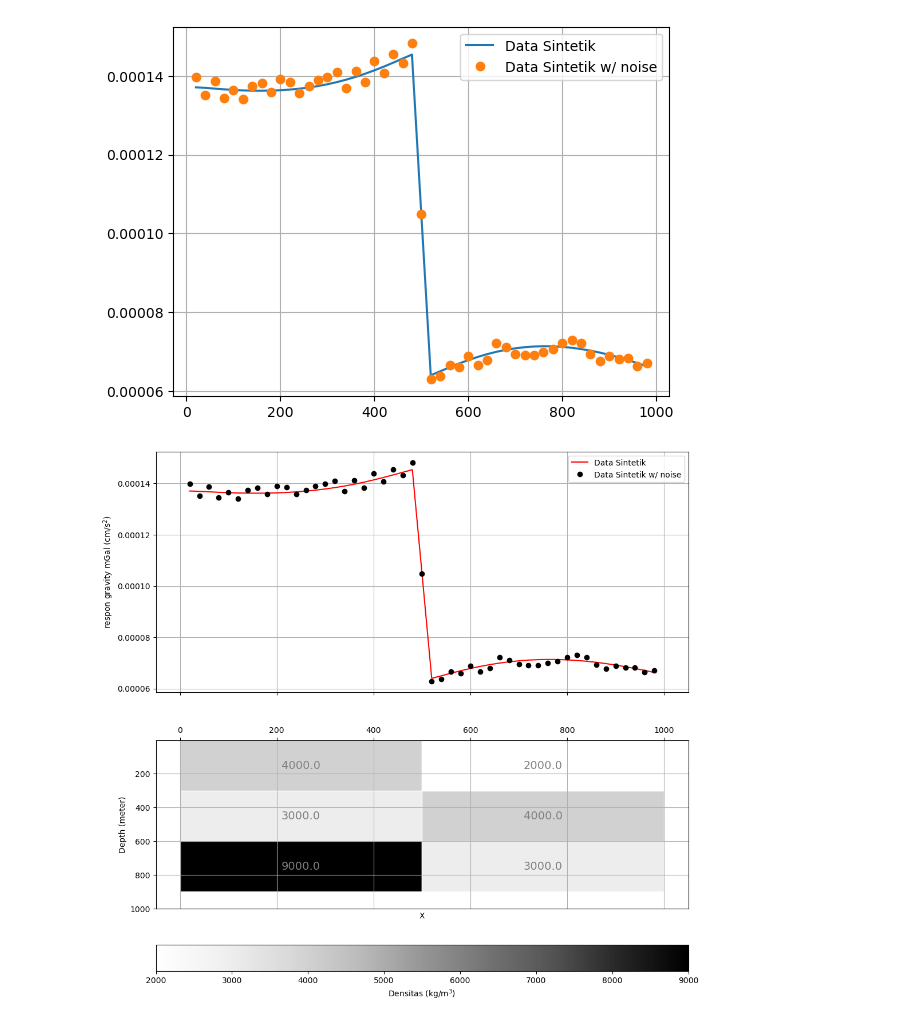
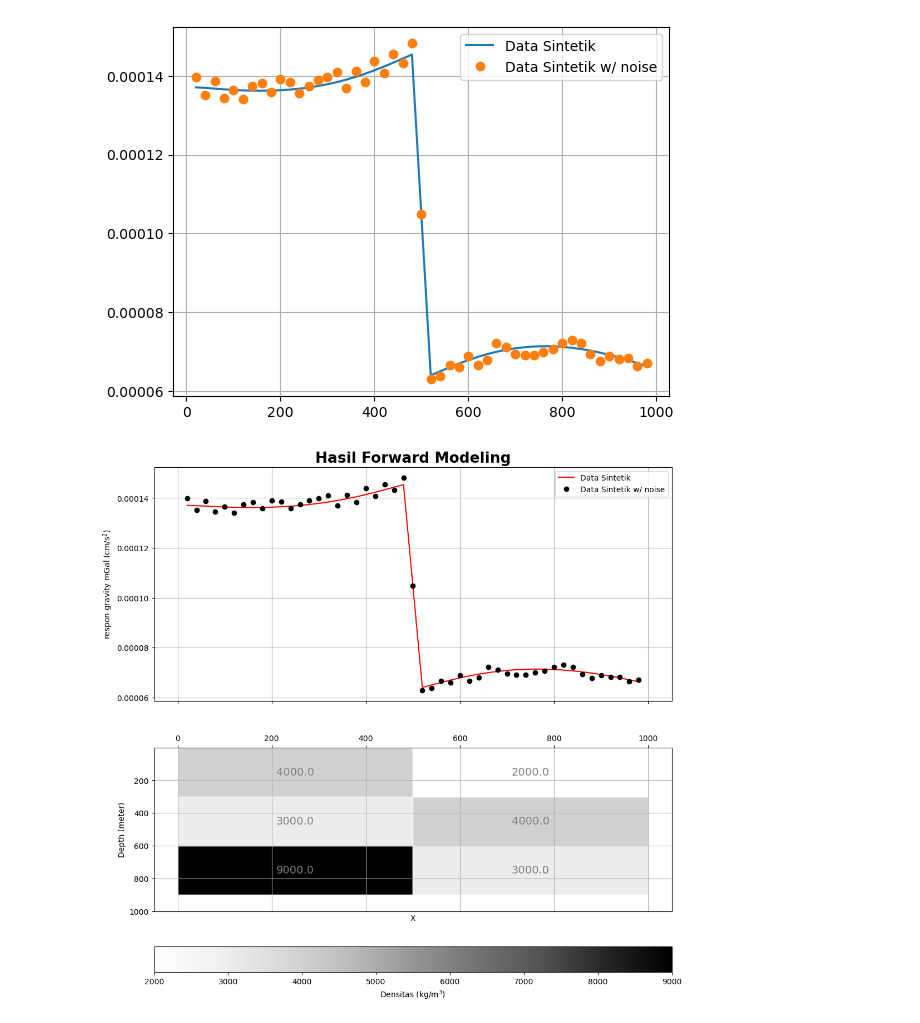
Before and after one commit to ahkmlvjy/PengantarPIG, a Jupyter notebook: Penerapan/Fwd_Inv_Fhd_Svd_Grav.ipynb, the cells around one changed output. Drawn from its saved outputs; the diff is of its cells as text; code cells hidden in the pictures.

```diff
--- a/Penerapan/Fwd_Inv_Fhd_Svd_Grav.ipynb
+++ b/Penerapan/Fwd_Inv_Fhd_Svd_Grav.ipynb
@@ -116,30 +116,30 @@ plt.show()
 # %%
 #plot 2 object atas bawah
 fig, (ax1, ax2) = plt.subplots(2, 1, sharex=True, figsize = (12, 12))
-
 #Plot Data
 ax1.plot(x, gz_total, "r-", label = "Data Sintetik")
 ax1.plot(x, gz_noise, "ko", label = "Data Sintetik w/ noise")
+ax1.set_title("Hasil Forward Modeling", fontweight = "bold", fontsize = "19")
 ax1.legend()
-ax1.set_ylabel(r            'respon gravity mGal ($\mathrm{cm/s}^2$)')
+ax1.set_ylabel(r'respon gravity mGal ($\mathrm{cm/s}^2$)')
 ax1.grid(True)
 
 #Plot Model
 ax2.set_facecolor('white')
 ax2.set_ylim(1000, min(z0))
 ax2.xaxis.set_ticks_position('top')
 ax2.set_xlabel('X')
 ax2.set_ylabel('Depth (meter)')
 ax2.grid(True)
 for xi0, xi1, zi0, zi1, val in zip(x0, x1, z0, z1, Rho):
     #warna dari nilai densitas
     color = cmap(norm(val))
     #gambar balok
     ax2.fill([xi0, xi1, xi1, xi0], [zi0, zi0, zi1, zi1], facecolor=color, edgecolor='white')
     #teks nilai densitas
     ax2.text((xi0+xi1)/2, (zi0+zi1)/2, str(val), color='grey', ha='center', va='center', fontsize=14)
 sm = plt.cm.ScalarMappable(cmap=cmap, norm=norm)
 sm.set_array([])
 cbar = plt.colorbar(sm, ax=ax2, orientation='horizontal', label=r'Densitas ($\mathrm{kg/m}^3$)')
 # %% [output]
-[figure, old version]
+[figure, new version]
```
Also changed, not shown: parts of 12 cells of this notebook.
